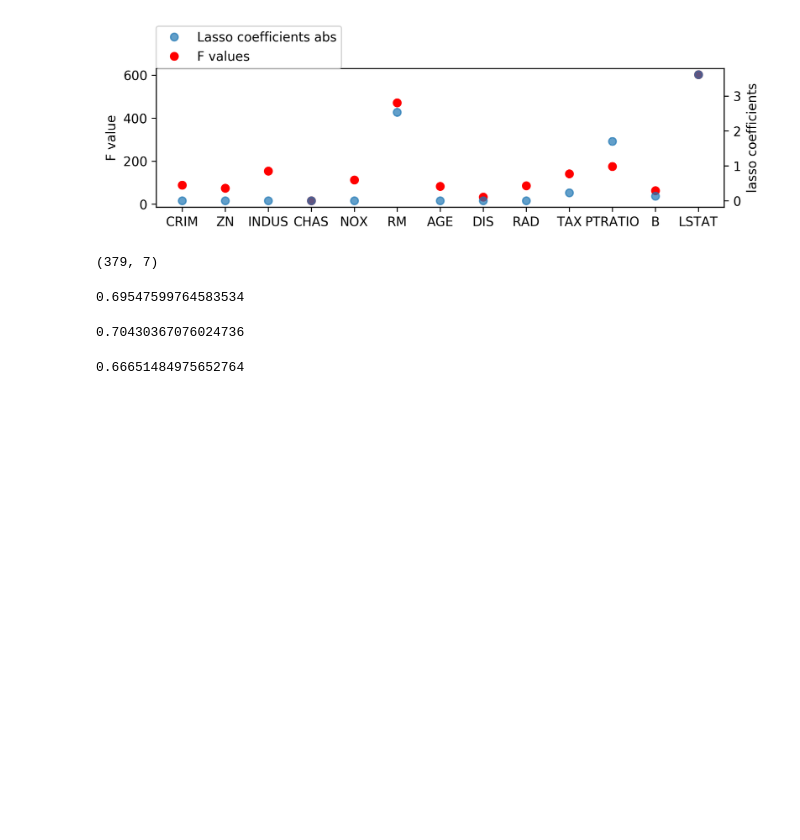
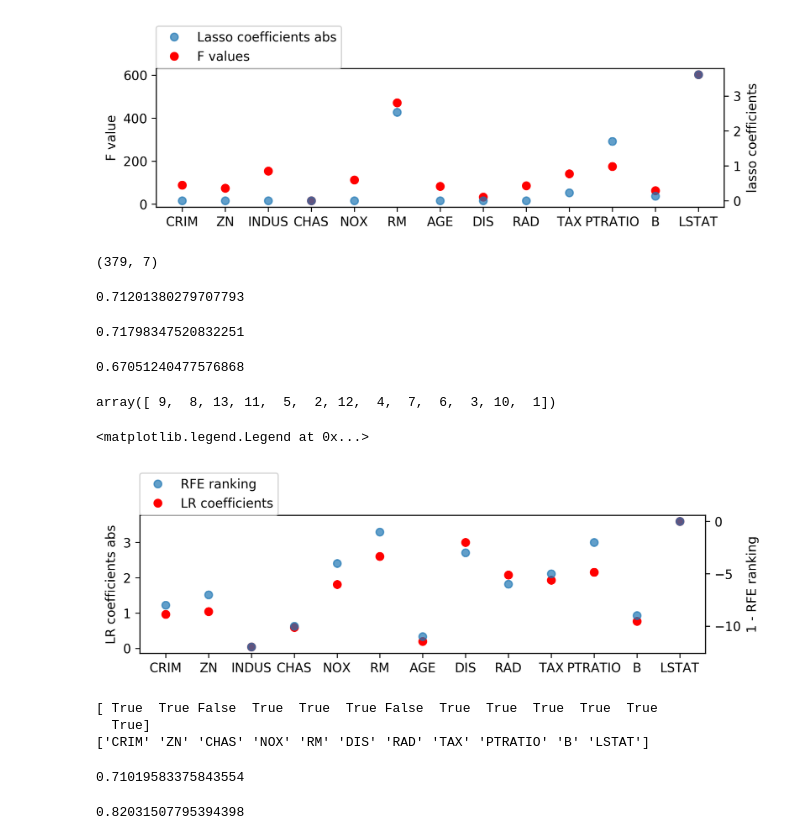
Before and after one commit to amueller/applied_ml_spring_2017, a Jupyter notebook: slides/aml-08-021317.ipynb, the cells around one changed output. Cells and saved outputs as stored; diff of their text form; code cells hidden in the pictures; blank space fills up the shorter version.

```diff
--- a/slides/aml-08-021317.ipynb
+++ b/slides/aml-08-021317.ipynb
@@ -449,17 +449,63 @@ print(select_lassocv.transform(X_train).shape)
 (379, 7)
 # %%
 pipe_lassocv = make_pipeline(StandardScaler(), select_lassocv, RidgeCV())
-np.mean(cross_val_score(pipe_lassocv, X_train, y_train))
+np.mean(cross_val_score(pipe_lassocv, X_train, y_train, cv=10))
 # %% [output]
-0.69547599764583534
+0.71201380279707793
 # %%
-np.mean(cross_val_score(all_features, X_train, y_train))
+np.mean(cross_val_score(all_features, X_train, y_train, cv=10))
 # %% [output]
-0.70430367076024736
+0.71798347520832251
 # %%
 # could grid-search alpha in lasso
 select_lasso = SelectFromModel(Lasso())
 pipe_lasso = make_pipeline(StandardScaler(), select_lasso, RidgeCV())
-np.mean(cross_val_score(pipe_lasso, X_train, y_train))
+np.mean(cross_val_score(pipe_lasso, X_train, y_train, cv=10))
 # %% [output]
-0.66651484975652764
+0.67051240477576868
+# %%
+from sklearn.linear_model import LinearRegression
+from sklearn.feature_selection import RFE
+
+# create ranking among all features by selecting only one
+rfe = RFE(LinearRegression(), n_features_to_select=1)
+rfe.fit(X_train_scaled, y_train)
+rfe.ranking_
+# %% [output]
+array([ 9,  8, 13, 11,  5,  2, 12,  4,  7,  6,  3, 10,  1])
+# %%
+lr = LinearRegression().fit(X_train_scaled, y_train)
+fig = plt.figure(figsize=(8, 2))
+line_f, = plt.plot(np.abs(lr.coef_), 'o', c='r')
+plt.ylabel("LR coefficients abs")
+ax2 = plt.twinx()
+ax2.set_ylabel("1 - RFE ranking")
+line_s, = ax2.plot(1 - rfe.ranking_, 'o', alpha=.7)
+plt.xticks(range(X.shape[1]), boston.feature_names)
+plt.legend([line_s, line_f], ["RFE ranking", "LR coefficients"], loc=(0, 1))
+# %% [output]
+<matplotlib.legend.Legend at 0x...>
+[figure, added]
+# %%
+from sklearn.linear_model import LinearRegression
+from sklearn.feature_selection import RFECV
+
+rfe = RFECV(LinearRegression(), cv=10)
+rfe.fit(X_train_scaled, y_train)
+print(rfe.support_)
+print(boston.feature_names[rfe.support_])
+# %% [output]
+[ True  True False  True  True  True False  True  True  True  True  True
+  True]
+['CRIM' 'ZN' 'CHAS' 'NOX' 'RM' 'DIS' 'RAD' 'TAX' 'PTRATIO' 'B' 'LSTAT']
+# %%
+pipe_rfe_ridgecv = make_pipeline(StandardScaler(), RFECV(LinearRegression(), cv=10), RidgeCV())
+np.mean(cross_val_score(pipe_rfe_ridgecv, X_train, y_train, cv=10))
+# %% [output]
+0.71019583375843554
+# %%
+from sklearn.preprocessing import PolynomialFeatures
+pipe_rfe_ridgecv = make_pipeline(StandardScaler(), PolynomialFeatures(), RFECV(LinearRegression(), cv=10), RidgeCV())
+np.mean(cross_val_score(pipe_rfe_ridgecv, X_train, y_train, cv=10))
+# %% [output]
+0.82031507795394398
```
Also changed, not shown: parts of 25 cells of this notebook, 2 other files.
